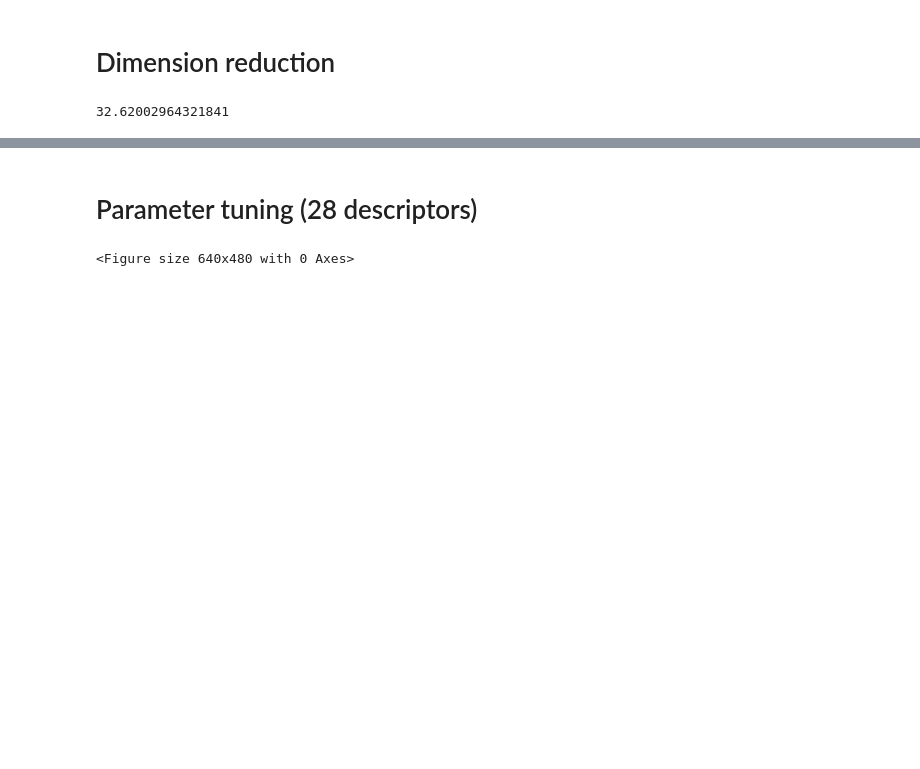
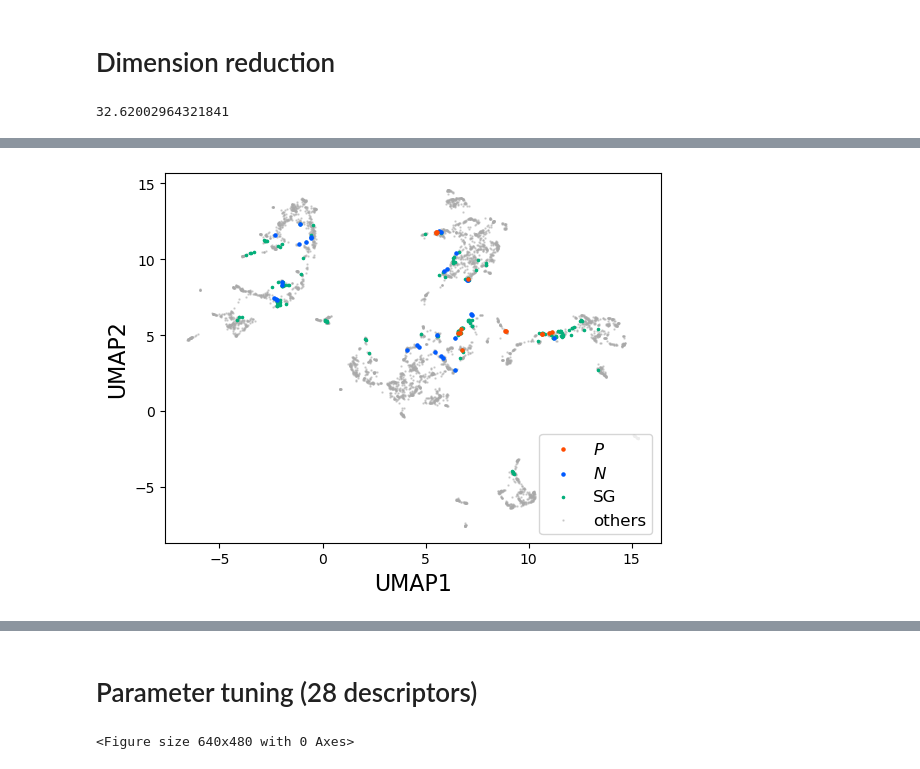
Before and after one commit to poclab-web/pulearn_phenol, a Jupyter notebook: PU_learning/output.ipynb, the cells around one changed output, grey strips where cells are left out. Drawn from its saved outputs; the diff is of its cells as text; code cells hidden in the pictures; blank space fills up the shorter version.

```diff
--- a/PU_learning/output.ipynb
+++ b/PU_learning/output.ipynb
@@ -119,0 +157,25 @@ plt.show()
+# %%
+fig = plt.figure()
+ax = fig.add_subplot()
+p1_if = (df_c.set_index('smiles')['SG'] != 1) & (df_c.set_index('smiles')['pun'] == 0)
+p2_if = df_c.set_index('smiles')['SG'] == 1
+p3_if = df_c.set_index('smiles')['pun'] == -1
+p4_if = df_c.set_index('smiles')['pun'] == 1
+p1 = ax.scatter(umap_results_2['UMAP1'][p1_if], umap_results_2['UMAP2'][p1_if], s=2, c="darkgrey",
+                marker=".", alpha=0.5, label="others")
+p2 = ax.scatter(umap_results_2['UMAP1'][p2_if], umap_results_2['UMAP2'][p2_if], s=10, c="#03AF7A",
+                marker=".", label="SG")
+p3 = ax.scatter(umap_results_2['UMAP1'][p3_if], umap_results_2['UMAP2'][p3_if], s=20, c="#005AFF",
+                marker=".", label="N")
+p4 = ax.scatter(umap_results_2['UMAP1'][p4_if], umap_results_2['UMAP2'][p4_if], s=20, c="#FF4B00",
+                marker=".", label="P")
+ax.set_xlabel("UMAP1", fontsize=16)
+ax.set_ylabel("UMAP2", fontsize=16)
+# ax.set_title("UMAP (28 descriptors)", fontsize=16)
+handles = [p4, p3, p2, p1]
+labels = ["$\it{P}$", "$\it{N}$", p2.get_label(), p1.get_label()]
+ax.legend(handles, labels, loc="lower right", fontsize=12)
+plt.savefig("Dimension_reduction/UMAP_plot_28descriptors.png", dpi=300)
+plt.show()
+# %% [output]
+[figure, added]
```
Also changed, not shown: parts of 27 cells of this notebook, 2 other files.
